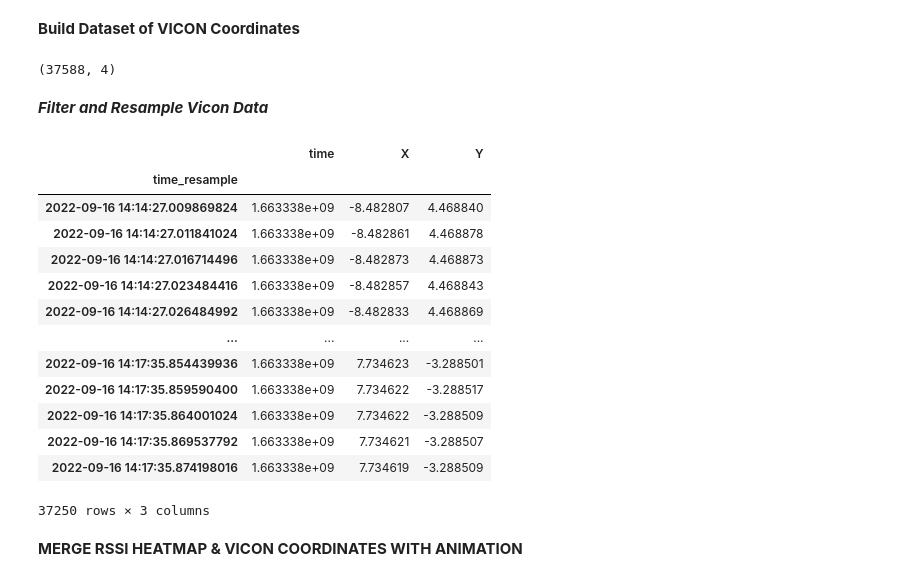
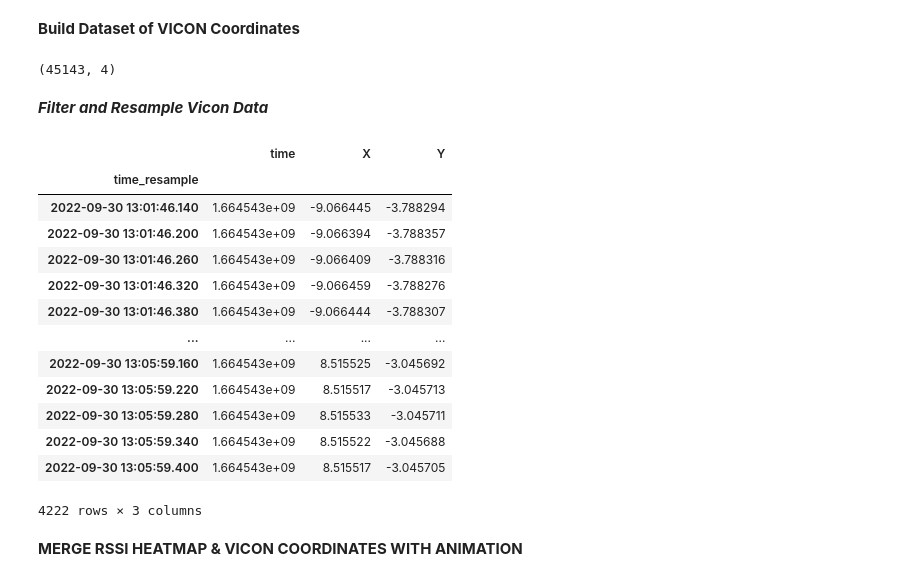
Before and after one commit to priirf/Vicon_Pos_Converter, a Jupyter notebook: data_preprocessing.ipynb, the cells around one changed output. Cells and saved outputs as stored; diff of their text form; code cells hidden in the pictures.

```diff
--- a/data_preprocessing.ipynb
+++ b/data_preprocessing.ipynb
@@ -15,9 +15,9 @@ import os
 
 sf_data = []
 vicon_data = []
-dataset_name = "run_diagonal_1"
-path_sf = "/media/irfan-flw/OS/Arbeit/6GEM/Program_Development/6GEM_Dataset/sensorfloor_measurement/16092022"
-file_name_sf = "sensor_floor_data_16092022_" + dataset_name + ".txt"
+dataset_name = "run_diagonal_2"
+path_sf = "/media/irfan-flw/DATA/Arbeit/6GEM/Program_Development/6GEM_Dataset/sensorfloor_measurement/30092022"
+file_name_sf = "sensor_floor_data_30092022_" + dataset_name + ".txt"
 
 os.chdir(path_sf)
 #file_path = f"{path}\{file_name}"
@@ -32,4 +32,4 @@ for line in open(file_name_sf, "r"):
     sf_data.append(json.loads(line))
 
 df_sf = pd.DataFrame(sf_data)
-#df_sf
+df_sf
@@ -184,8 +230,8 @@ del(out)
 # %%
 #DATASET OF VICON COORDINATES
 #for line in open("../Dataset_sensor_floor/vicon_measurement/16092022/vicon_data_16092022_" + dataset_name + ".txt", "r"):
-path_vicon = "/media/irfan-flw/OS/Arbeit/6GEM/Program_Development/6GEM_Dataset/vicon_measurement/16092022"
-file_name_vicon = "vicon_data_16092022_" + dataset_name + ".txt"
+path_vicon = "/media/irfan-flw/DATA/Arbeit/6GEM/Program_Development/6GEM_Dataset/vicon_measurement/30092022"
+file_name_vicon = "vicon_data_30092022_" + dataset_name + ".txt"
 
 os.chdir(path_vicon)
 
@@ -196,7 +242,7 @@ df_vicon = pd.DataFrame(vicon_data)
 #df_vicon['time'] = pd.to_datetime(df_vicon['time'],unit='s')
 df_vicon.shape
 # %% [output]
-(37588, 4)
+(45143, 4)
 # %%
 df_vicon_buf = df_vicon.copy()
 df_vicon_buf = df_vicon_buf.reindex(df_vicon_buf.columns.tolist() + ['X','Y'], axis=1)
@@ -213,34 +259,35 @@ df_vicon_buf = df_vicon_buf.drop(columns=['object','translation','rotation'])
 ***Filter and Resample Vicon Data***
 # %%
 
-threshold_sf_up = 1663337798.499045
-threshold_sf_low = 1663337796.8056197
-df_vicon_buf = df_vicon_buf[(df_vicon_buf['time'] < threshold_sf_low) | (df_vicon_buf['time'] > threshold_sf_up)]
-# # df_sf_filter = df_sf_final[(df_sf_final['timestamp'] < threshold_sf_down)]
-#df_vicon_buf
+# threshold_sf_up = 1663337798.499045
+# threshold_sf_low = 1663337796.8056197
+# df_vicon_buf = df_vicon_buf[(df_vicon_buf['time'] < threshold_sf_low) | (df_vicon_buf['time'] > threshold_sf_up)]
+# # # df_sf_filter = df_sf_final[(df_sf_final['timestamp'] < threshold_sf_down)]
+# #df_vicon_buf
 # %%
 df_vicon_resample = df_vicon_buf.copy()
 df_vicon_resample['time_resample'] = pd.to_datetime(df_vicon_resample['time'],unit='s')
 #df_vicon_resample['time'] = df_vicon_resample['time'].apply(lambda x: datetime.utcfromtimestamp(x).strftime('%Y-%m-%d %H:%M:%S.%f'))
 df_vicon_resample = df_vicon_resample.set_index('time_resample')
-df_vicon_final = df_vicon_resample.resample('40ms').ffill()
+df_vicon_final = df_vicon_resample.resample('60ms').ffill()
 df_vicon_final = df_vicon_final.dropna()
+df_vicon_final.sort_values(['time'])
 df_vicon_final
 # %% [output]
 |  | time | X | Y |
 | time_resample |  |  |  |
-| 2022-09-16 14:14:27.009869824 | 1.663338e+09 | -8.482807 | 4.468840 |
-| 2022-09-16 14:14:27.011841024 | 1.663338e+09 | -8.482861 | 4.468878 |
-| 2022-09-16 14:14:27.016714496 | 1.663338e+09 | -8.482873 | 4.468873 |
-| 2022-09-16 14:14:27.023484416 | 1.663338e+09 | -8.482857 | 4.468843 |
-| 2022-09-16 14:14:27.026484992 | 1.663338e+09 | -8.482833 | 4.468869 |
+| 2022-09-30 13:01:46.140 | 1.664543e+09 | -9.066445 | -3.788294 |
+| 2022-09-30 13:01:46.200 | 1.664543e+09 | -9.066394 | -3.788357 |
+| 2022-09-30 13:01:46.260 | 1.664543e+09 | -9.066409 | -3.788316 |
+| 2022-09-30 13:01:46.320 | 1.664543e+09 | -9.066459 | -3.788276 |
+| 2022-09-30 13:01:46.380 | 1.664543e+09 | -9.066444 | -3.788307 |
 | ... | ... | ... | ... |
-| 2022-09-16 14:17:35.854439936 | 1.663338e+09 | 7.734623 | -3.288501 |
-| 2022-09-16 14:17:35.859590400 | 1.663338e+09 | 7.734622 | -3.288517 |
-| 2022-09-16 14:17:35.864001024 | 1.663338e+09 | 7.734622 | -3.288509 |
-| 2022-09-16 14:17:35.869537792 | 1.663338e+09 | 7.734621 | -3.288507 |
-| 2022-09-16 14:17:35.874198016 | 1.663338e+09 | 7.734619 | -3.288509 |
+| 2022-09-30 13:05:59.160 | 1.664543e+09 | 8.515525 | -3.045692 |
+| 2022-09-30 13:05:59.220 | 1.664543e+09 | 8.515517 | -3.045713 |
+| 2022-09-30 13:05:59.280 | 1.664543e+09 | 8.515533 | -3.045711 |
+| 2022-09-30 13:05:59.340 | 1.664543e+09 | 8.515522 | -3.045688 |
+| 2022-09-30 13:05:59.400 | 1.664543e+09 | 8.515517 | -3.045705 |
-37250 rows × 3 columns
+4222 rows × 3 columns
 # %%
 # # df_vicon_resample = df_vicon_final.copy()
 # # df_vicon_resample['time'] = pd.to_datetime(df_vicon_resample['time'],unit='s')
```
Also changed, not shown: parts of 20 cells of this notebook, 7 other files.
